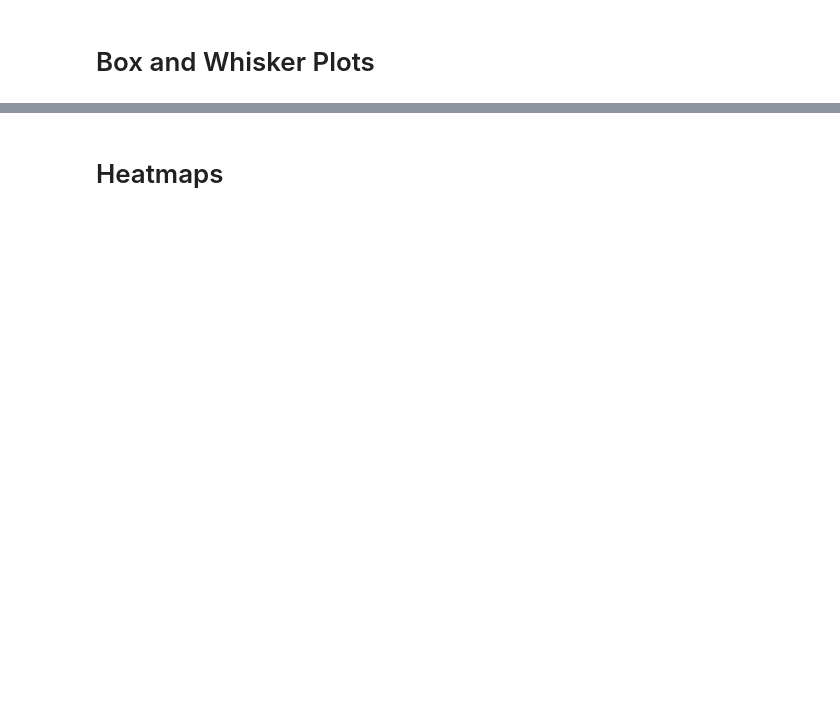
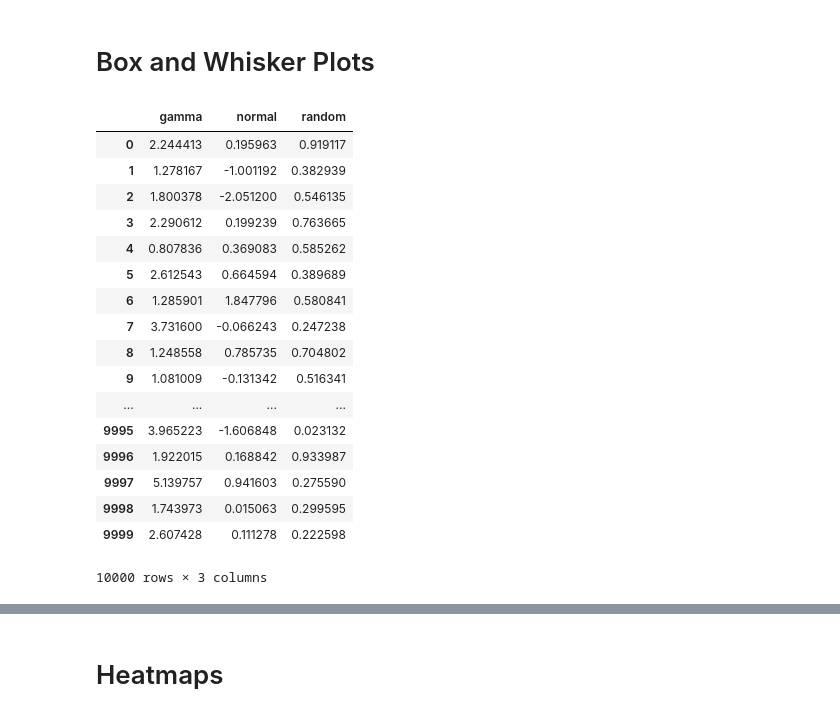
Before and after one commit to darkrun95/Applied-Data-Science, a Jupyter notebook: Applied Plotting in Python/Week 3/Week 3 - course.ipynb, the cells around one changed output, grey strips where cells are left out. Drawn from its saved outputs; the diff is of its cells as text; code cells hidden in the pictures; blank space fills up the shorter version.

```diff
--- a/Applied Plotting in Python/Week 3/Week 3 - course.ipynb
+++ b/Applied Plotting in Python/Week 3/Week 3 - course.ipynb
@@ -138,12 +138,32 @@ for ax in [side_histogram, lower_right]:
 # %%
 import pandas as pd
 normal_sample = np.random.normal(loc=0.0, scale=1.0, size=10000)
 random_sample = np.random.random(size=10000)
 gamma_sample = np.random.gamma(2, size=10000)
 
 df = pd.DataFrame({'normal': normal_sample,
                    'random': random_sample,
                    'gamma': gamma_sample})
+df
+# %% [output]
+|  | gamma | normal | random |
+| 0 | 2.244413 | 0.195963 | 0.919117 |
+| 1 | 1.278167 | -1.001192 | 0.382939 |
+| 2 | 1.800378 | -2.051200 | 0.546135 |
+| 3 | 2.290612 | 0.199239 | 0.763665 |
+| 4 | 0.807836 | 0.369083 | 0.585262 |
+| 5 | 2.612543 | 0.664594 | 0.389689 |
+| 6 | 1.285901 | 1.847796 | 0.580841 |
+| 7 | 3.731600 | -0.066243 | 0.247238 |
+| 8 | 1.248558 | 0.785735 | 0.704802 |
+| 9 | 1.081009 | -0.131342 | 0.516341 |
+| ... | ... | ... | ... |
+| 9995 | 3.965223 | -1.606848 | 0.023132 |
+| 9996 | 1.922015 | 0.168842 | 0.933987 |
+| 9997 | 5.139757 | 0.941603 | 0.275590 |
+| 9998 | 1.743973 | 0.015063 | 0.299595 |
+| 9999 | 2.607428 | 0.111278 | 0.222598 |
+10000 rows × 3 columns
 # %%
 df.describe()
 # %%
```
Also changed, not shown: parts of 7 cells of this notebook, 4 other files.
